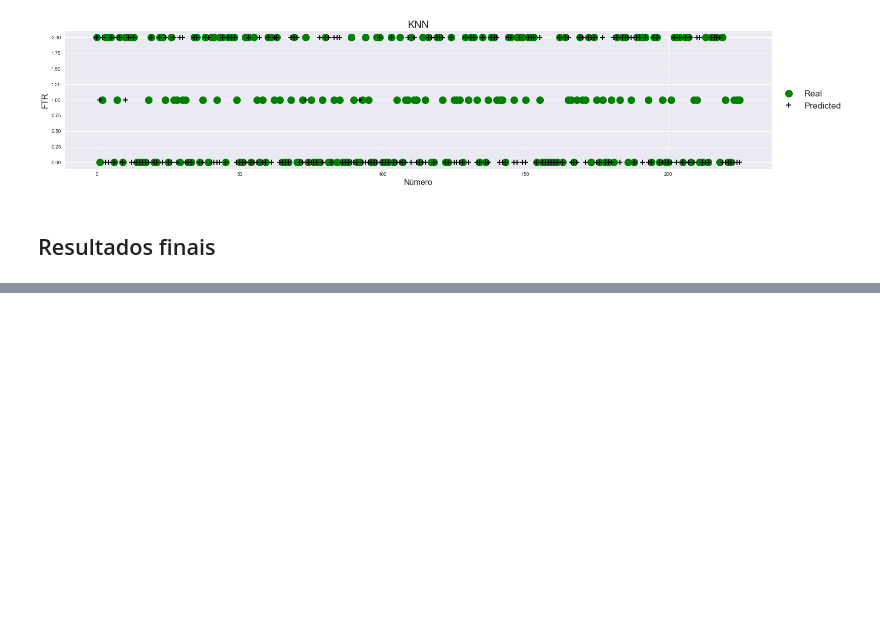
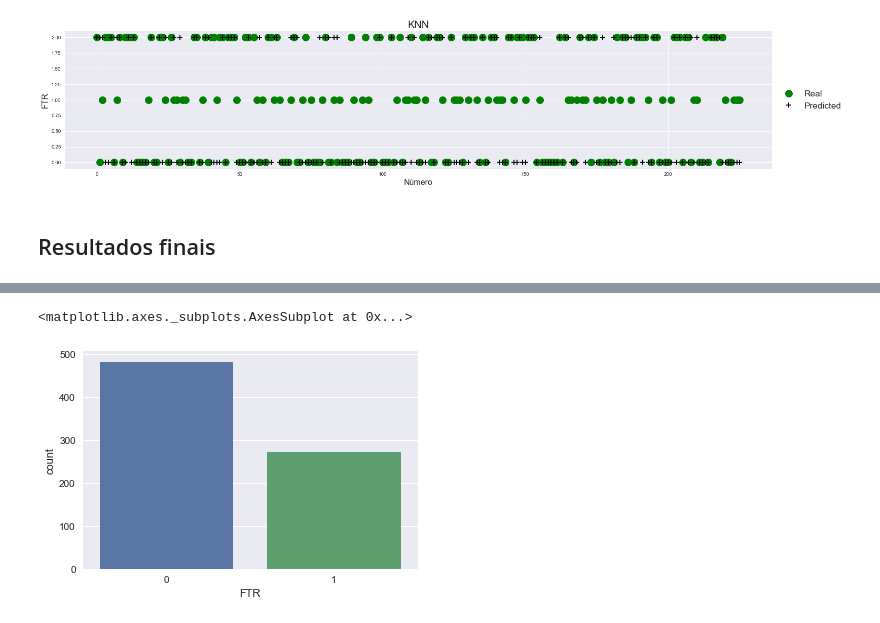
Before and after one commit to olesiogn/Football-prediction, a Jupyter notebook: Fut-Brasileiro.ipynb, the cells around one changed output, grey strips where cells are left out. Drawn from its saved outputs; the diff is of its cells as text; code cells hidden in the pictures; blank space fills up the shorter version.

```diff
--- a/Fut-Brasileiro.ipynb
+++ b/Fut-Brasileiro.ipynb
@@ -550,0 +537,27 @@ SVM: 52.21%
+# %%
+df = pd.read_csv("data/Brasileirao2012.csv")
+
+# Selecionando apenas as características que nos interessa
+df = df[['assistances', 'receivedBalls', 'recoveredBalls', 'lostBalls', 'yellowCards', 'redCards', 'receivedCrossBalls', 'missedCrossBalls', 'receivedCrossBallsPercent', 'defenses', 'sucessfulTackles', 'sucessfulDribles',
+       'unsucessfulDribles', 'givenCorners', 'receivedCorners',
+       'receivedFouls', 'committedFouls', 'goodFinishes','badFinishes', 'finishes', 'goals', 'ownGoals', 'offsides','sucessfulLongPasses', 'unsucessfulLongPasses',
+       'sucessfulPasses', 'unsucessfulPasses', 'win', 'draw', 'defeat']]
+
+# Junção das 3 colunas de resultados em uma só e mesclando derrota com empate
+def convert_output(source):
+    target = source.copy() #make a copy from source
+    target['new'] = 2 #create a new column and initialize it with a random value
+    for i, rows in target.iterrows():
+        if rows['win'] == 1:
+            rows['new'] = 1
+        if rows['draw'] == 1:
+            rows['new'] = 0
+        if rows['defeat'] == 1:
+            rows['new'] = 0
+    return target.iloc[:, -1]  # return all rows, and only the last column
+
+df['FTR'] = convert_output(df[['win','draw','defeat']])
+df.drop(['win','draw','defeat'],axis=1, inplace=True)
+
+df.dropna(inplace=True)
+df.head()
@@ -550,0 +572,5 @@ SVM: 52.21%
+# %%
+sns.countplot(x='FTR', data=df)
+# %% [output]
+<matplotlib.axes._subplots.AxesSubplot at 0x...>
+[figure, added]
```
Also changed, not shown: parts of 20 cells of this notebook, 2 other files.
